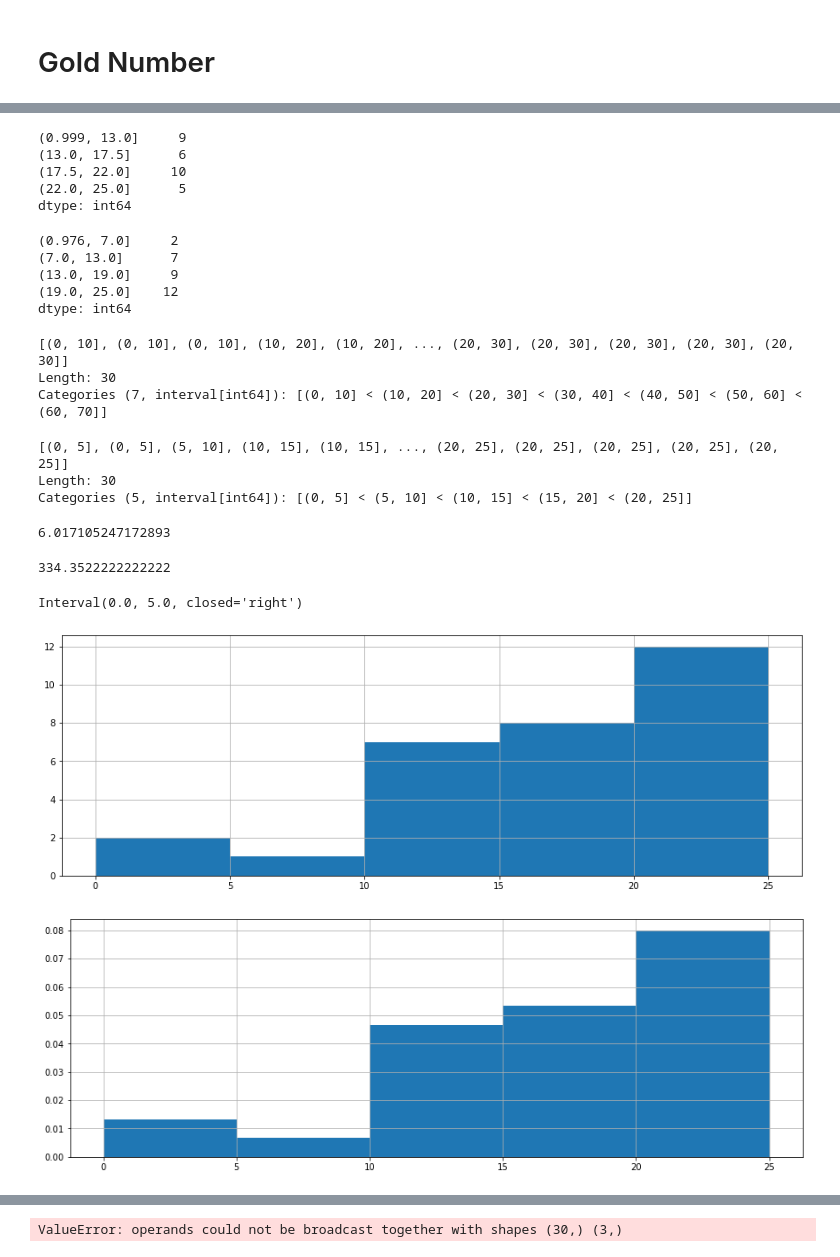
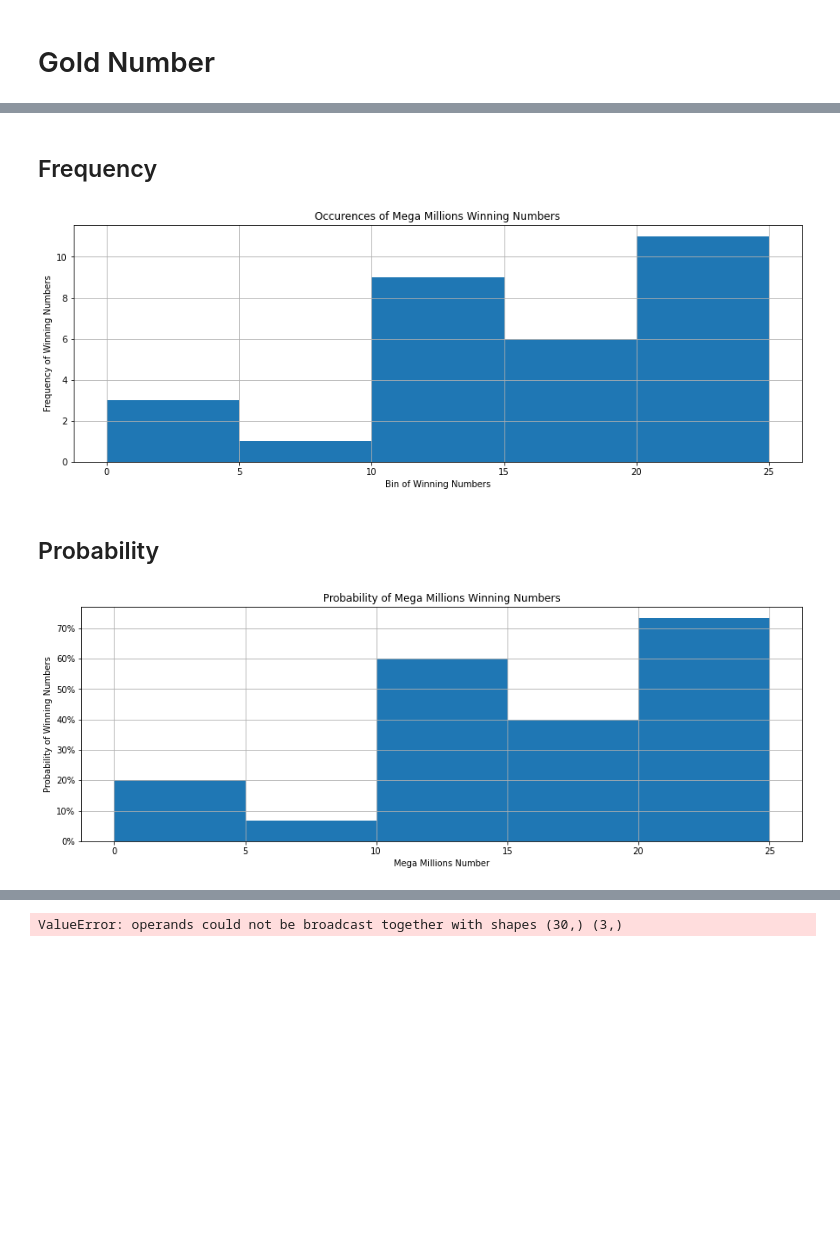
Before and after one commit to Jamals211/Gaming_The_Lottery, a Jupyter notebook: Lottery.ipynb, the cells around one changed output, grey strips where cells are left out. Cells and saved outputs as stored; diff of their text form; code cells hidden in the pictures; blank space fills up the shorter version.

Commit message:
Cleaning up data

```diff
--- a/Lottery.ipynb
+++ b/Lottery.ipynb
@@ -316,7 +340,7 @@ plt.savefig("Images/MegaMillionsBinProbability.png", bbox_inches='tight')
 # %% [markdown]
 # Gold Number
 # %%
-gold=[17,25,19,16,12,11,22,13,21,25,22,1,12,14,23,13,9,3,20,23,19,17,15,21,22,22,18,24,11,15,7,6,2,22,22,8,3,4,18,9,25,5,4,14,14,17,18]
+gold=[1, 22, 10, 12, 25,13,17,25,19,16,12,11,22,13,21,25,22,1,12,14,23,13,9,3,20,23,19,17,15,21,22,22,18,24,11,15,7,6,2,22,22,8,3,4,18,9,25,5,4,14,14,17,18]
 #gold_list is 30 samples of winning numbers
 gold_list=gold[0:30]
 #create a dictionary and count occurances in gold_list
@@ -389,27 +453 @@ plt.show()
 <Figure size 432x288 with 0 Axes>
-# %%
-Qcutsg=pd.qcut(gold_list, q=4)
-Qcutsg.value_counts()
-# %% [output]
-(0.999, 13.0]     9
-(13.0, 17.5]      6
-(17.5, 22.0]     10
-(22.0, 25.0]      5
-dtype: int64
-# %%
-#define the bins
-pd.cut(gold_list, bins=4).value_counts()
-# %% [output]
-(0.976, 7.0]     2
-(7.0, 13.0]      7
-(13.0, 19.0]     9
-(19.0, 25.0]    12
-dtype: int64
-# %%
-cut_binsg = [0, 5,10,15,20,25]
-Cut_lstg = pd.cut(gold_list, bins=cut_bins)
-Cut_lstg
-# %% [output]
-[(0, 10], (0, 10], (0, 10], (10, 20], (10, 20], ..., (20, 30], (20, 30], (20, 30], (20, 30], (20, 30]]
-Length: 30
-Categories (7, interval[int64]): [(0, 10] < (10, 20] < (20, 30] < (30, 40] < (40, 50] < (50, 60] < (60, 70]]
@@ -419,48 +454,30 @@ binz=pd.cut(gold_list, bins=np.linspace(0, 25, 6))
-# %%
-#use interval range for numbers and date ranges but cannot label bins
-interval_range = pd.interval_range(start=0, freq=5, end=25)
-lst_interval = pd.cut(gold_list, bins=interval_range, labels=[1,2,3])
-lst_interval
-# %% [output]
-[(0, 5], (0, 5], (5, 10], (10, 15], (10, 15], ..., (20, 25], (20, 25], (20, 25], (20, 25], (20, 25]]
-Length: 30
-Categories (5, interval[int64]): [(0, 5] < (5, 10] < (10, 15] < (15, 20] < (20, 25]]
-# %%
-stdevg = st.pstdev(gold_list)
-stdevg
-# %% [output]
-6.017105247172893
-# %%
-varianceg = st.pvariance(gold_list)
-variance
-# %% [output]
-334.3522222222222
-# %%
-binz[0]
-# %% [output]
-Interval(0.0, 5.0, closed='right')
+# %% [markdown]
+## Frequency
 # %%
 #frequency
 fig = plt.figure(figsize = (15, 5))
 plt.hist(gold_list, bins=[0, 5, 10, 15, 20, 25])
-# binwidth=5
-# plt.hist(gold_list, bins=range(min(data), max(data) + binwidth, binwidth))#intergers only
-# plt.hist(data, bins=np.arange(min(data), max(data) + binwidth, binwidth))#for floats use
+plt.xlabel("Bin of Winning Numbers")
+plt.ylabel("Frequency of Winning Numbers")
+plt.title("Occurences of Mega Millions Winning Numbers")
 plt.grid()
 plt.savefig("Images/GoldBinFrequency.png", bbox_inches='tight')
 plt.show()
 # %% [output]
-[figure, old version]
+[figure, new version]
+# %% [markdown]
+## Probability
 # %%
 #Probability
 #The probability adds up to 100% because we have to multiply the probability of each of the bins by 5
 fig = plt.figure(figsize = (15, 5))
-plt.hist(gold_list, bins=[0, 5, 10, 15, 20, 25], density=True)          #density=True to get probabilities
-# binwidth=5
-# plt.hist(gold_list, bins=range(min(data), max(data) + binwidth, binwidth))#intergers only
-# plt.hist(data, bins=np.arange(min(data), max(data) + binwidth, binwidth))#for floats use
+plt.hist(gold_list, bins=[0, 5, 10, 15, 20, 25], density=True)          #density=True to get probability
+plt.gca().yaxis.set_major_formatter(mtick.PercentFormatter(.1))
+plt.xlabel("Mega Millions Number")
+plt.ylabel("Probability of Winning Numbers")
+plt.title("Probability of Mega Millions Winning Numbers")
 plt.grid()
 plt.savefig("Images/GoldBinProbability.png", bbox_inches='tight')
 plt.show()
 # %% [output]
-[figure, old version]
+[figure, new version]
```
Also changed, not shown: parts of 52 cells of this notebook, 7 other files.
